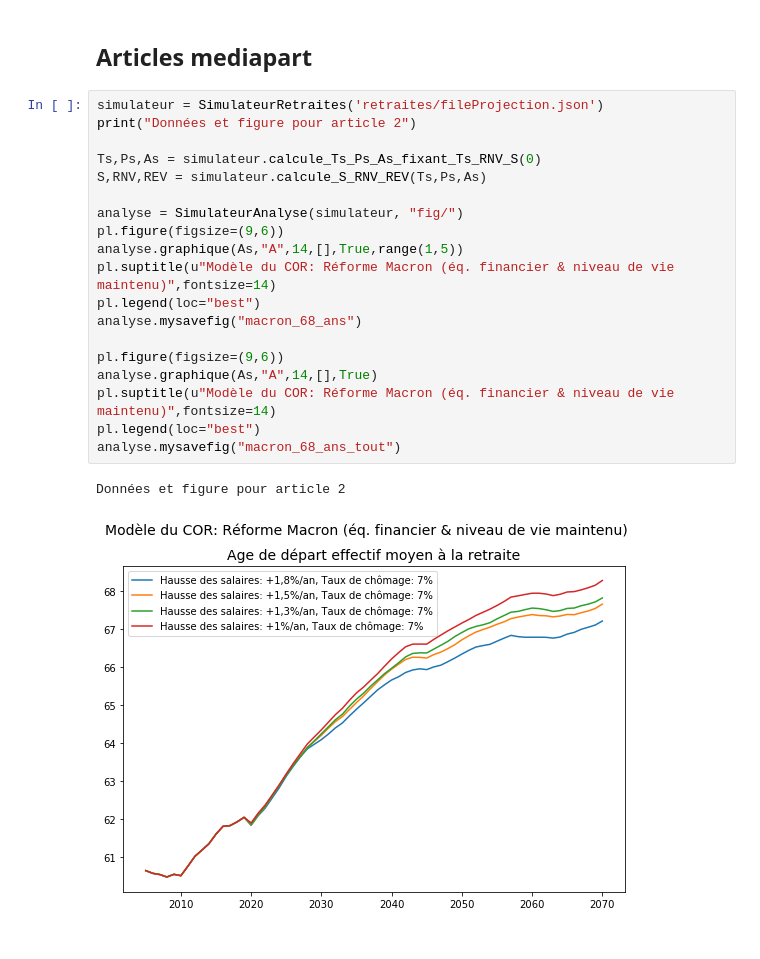
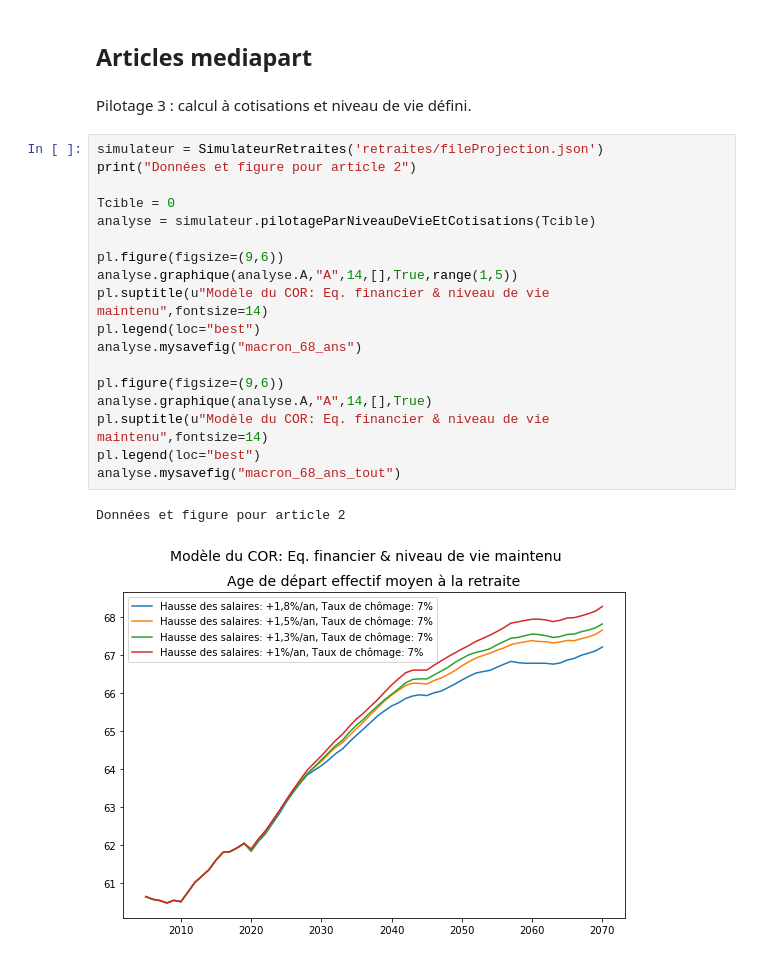
Before and after one commit to brunoscherrer/retraites, a Jupyter notebook: index.ipynb, the cells around one changed output. Cells and saved outputs as stored; diff of their text form.

```diff
--- a/index.ipynb
+++ b/index.ipynb
@@ -201,25 +191,26 @@ Age:
 37.8
 # %% [markdown]
 ## Articles mediapart
+# %% [markdown]
+Pilotage 3 : calcul à cotisations et niveau de vie défini.
 # %%
 simulateur = SimulateurRetraites('retraites/fileProjection.json')
 print("Données et figure pour article 2")
 
-Ts,Ps,As = simulateur.calcule_Ts_Ps_As_fixant_Ts_RNV_S(0)
-S,RNV,REV = simulateur.calcule_S_RNV_REV(Ts,Ps,As)
+Tcible = 0
+analyse = simulateur.pilotageParNiveauDeVieEtCotisations(Tcible)
 
-analyse = SimulateurAnalyse(simulateur, "fig/")
 pl.figure(figsize=(9,6))
-analyse.graphique(As,"A",14,[],True,range(1,5))
-pl.suptitle(u"Modèle du COR: Réforme Macron (éq. financier & niveau de vie maintenu)",fontsize=14)
+analyse.graphique(analyse.A,"A",14,[],True,range(1,5))
+pl.suptitle(u"Modèle du COR: Eq. financier & niveau de vie maintenu",fontsize=14)
 pl.legend(loc="best")
 analyse.mysavefig("macron_68_ans")
 
 pl.figure(figsize=(9,6))
-analyse.graphique(As,"A",14,[],True)
-pl.suptitle(u"Modèle du COR: Réforme Macron (éq. financier & niveau de vie maintenu)",fontsize=14)
+analyse.graphique(analyse.A,"A",14,[],True)
+pl.suptitle(u"Modèle du COR: Eq. financier & niveau de vie maintenu",fontsize=14)
 pl.legend(loc="best")
 analyse.mysavefig("macron_68_ans_tout")
 # %% [output]
 Données et figure pour article 2
-[figure, old version]
+[figure, new version]
```
Also changed, not shown: parts of 14 cells of this notebook, 38 other files.
